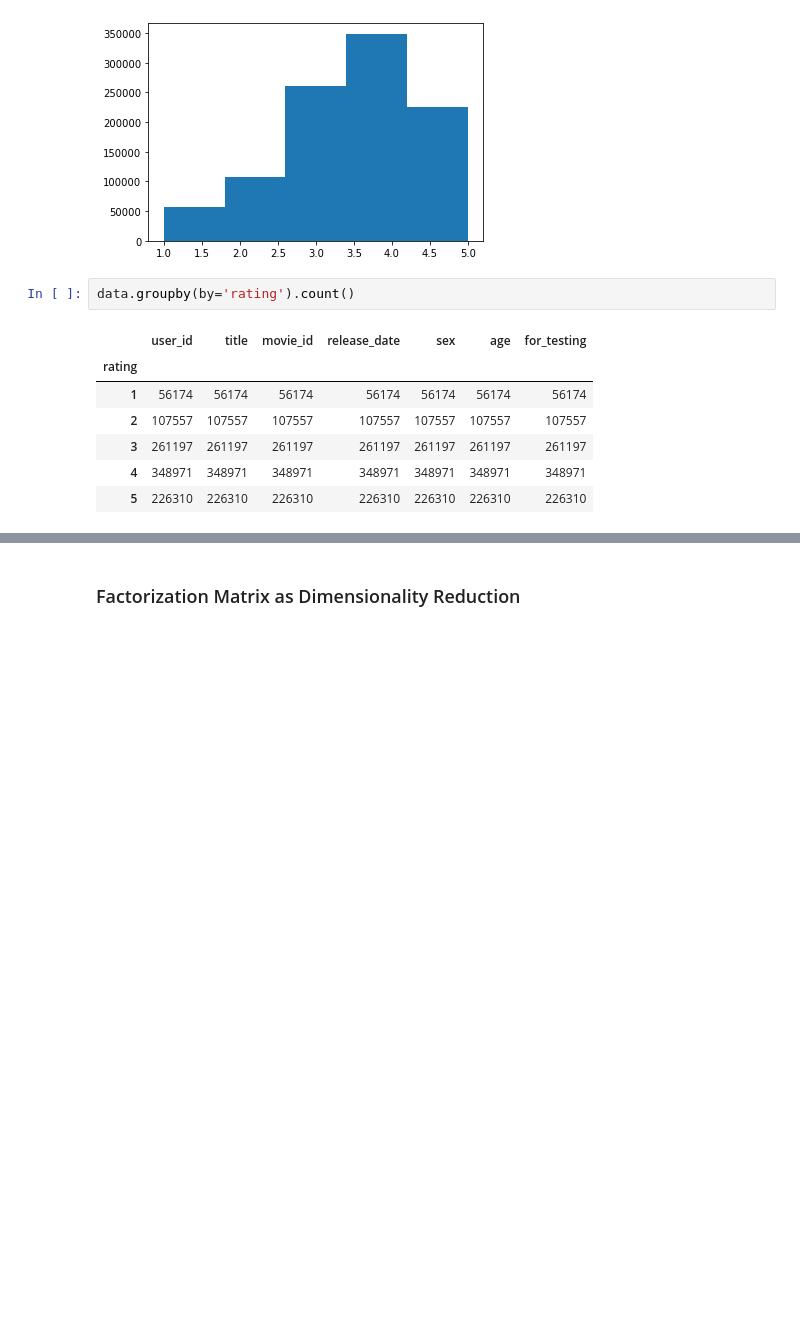
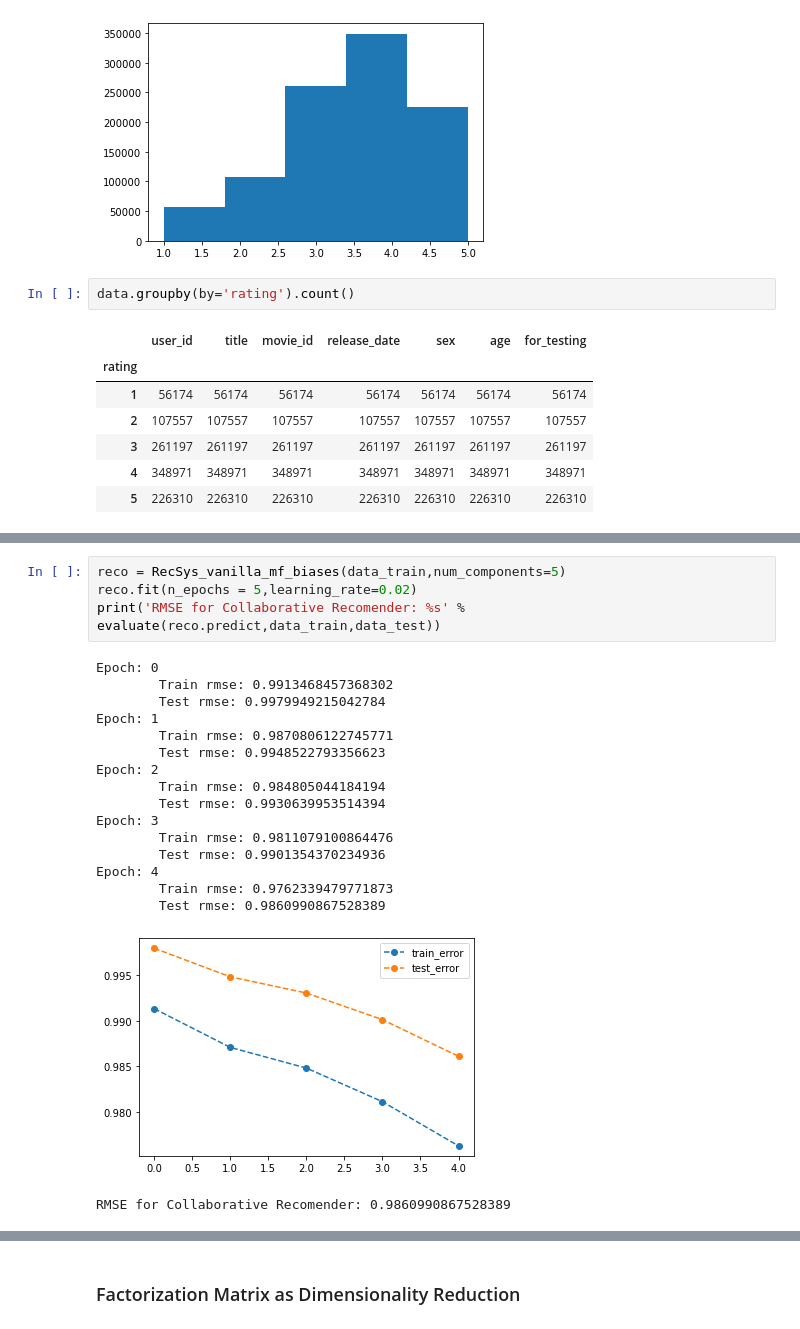
Before and after one commit to ssegui/recsysMaster2020, a Jupyter notebook: notebooks/Lesson4_Factorization_Models.ipynb, the cells around one changed output, grey strips where cells are left out. Drawn from its saved outputs; the diff is of its cells as text; blank space fills up the shorter version.

```diff
--- a/notebooks/Lesson4_Factorization_Models.ipynb
+++ b/notebooks/Lesson4_Factorization_Models.ipynb
@@ -93,0 +474,22 @@ data.groupby(by='rating').count()
+# %%
+reco = RecSys_vanilla_mf_biases(data_train,num_components=5)
+reco.fit(n_epochs = 5,learning_rate=0.02)
+print('RMSE for Collaborative Recomender: %s' % evaluate(reco.predict,data_train,data_test))
+# %% [output]
+Epoch: 0
+        Train rmse: 0.9913468457368302
+        Test rmse: 0.9979949215042784
+Epoch: 1
+        Train rmse: 0.9870806122745771
+        Test rmse: 0.9948522793356623
+Epoch: 2
+        Train rmse: 0.984805044184194
+        Test rmse: 0.9930639953514394
+Epoch: 3
+        Train rmse: 0.9811079100864476
+        Test rmse: 0.9901354370234936
+Epoch: 4
+        Train rmse: 0.9762339479771873
+        Test rmse: 0.9860990867528389
+[figure, added]
+RMSE for Collaborative Recomender: 0.9860990867528389
```
Also changed, not shown: parts of 40 cells of this notebook.
